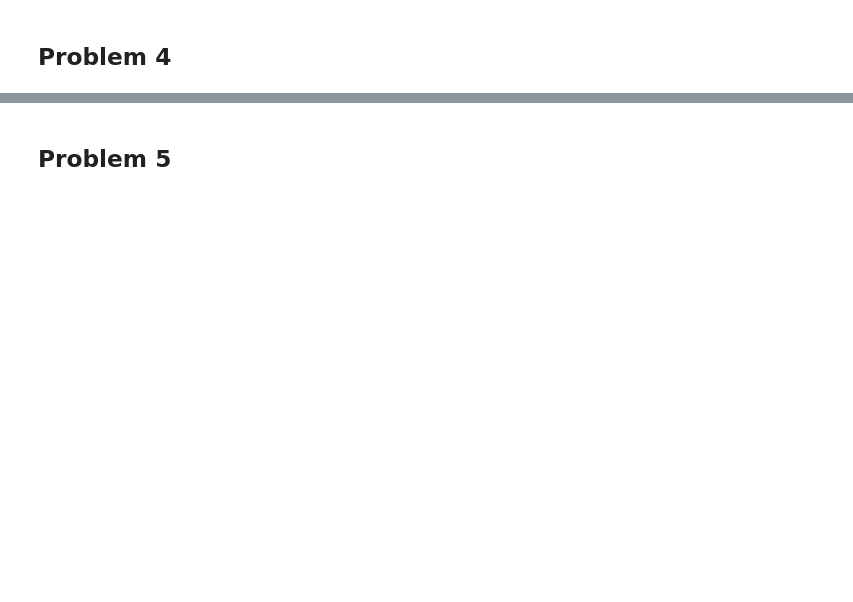
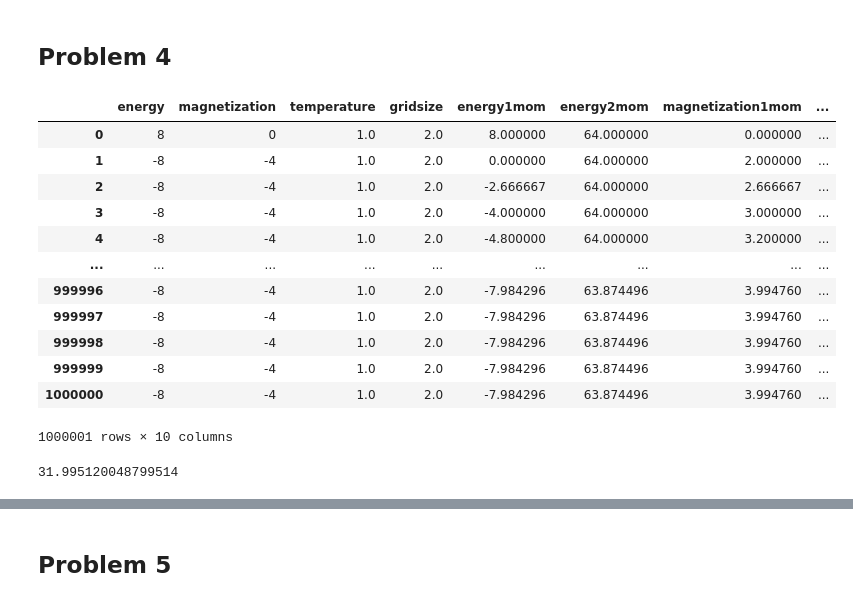
Before and after one commit to augude/fys3150, a Jupyter notebook: Project4/plotting.ipynb, the cells around one changed output, grey strips where cells are left out. Drawn from its saved outputs; the diff is of its cells as text; code cells hidden in the pictures; blank space fills up the shorter version.

```diff
--- a/Project4/plotting.ipynb
+++ b/Project4/plotting.ipynb
@@ -54,5 +37,26 @@ df
 # %% [markdown]
 ## Problem 4
+# %%
+df = csvToDf('validation2x2.csv')
+df
+# %% [output]
+|  | energy | magnetization | temperature | gridsize | energy1mom | energy2mom | magnetization1mom | ... |
+| 0 | 8 | 0 | 1.0 | 2.0 | 8.000000 | 64.000000 | 0.000000 | ... |
+| 1 | -8 | -4 | 1.0 | 2.0 | 0.000000 | 64.000000 | 2.000000 | ... |
+| 2 | -8 | -4 | 1.0 | 2.0 | -2.666667 | 64.000000 | 2.666667 | ... |
+| 3 | -8 | -4 | 1.0 | 2.0 | -4.000000 | 64.000000 | 3.000000 | ... |
+| 4 | -8 | -4 | 1.0 | 2.0 | -4.800000 | 64.000000 | 3.200000 | ... |
+| ... | ... | ... | ... | ... | ... | ... | ... | ... |
+| 999996 | -8 | -4 | 1.0 | 2.0 | -7.984296 | 63.874496 | 3.994760 | ... |
+| 999997 | -8 | -4 | 1.0 | 2.0 | -7.984296 | 63.874496 | 3.994760 | ... |
+| 999998 | -8 | -4 | 1.0 | 2.0 | -7.984296 | 63.874496 | 3.994760 | ... |
+| 999999 | -8 | -4 | 1.0 | 2.0 | -7.984296 | 63.874496 | 3.994760 | ... |
+| 1000000 | -8 | -4 | 1.0 | 2.0 | -7.984296 | 63.874496 | 3.994760 | ... |
+1000001 rows × 10 columns
+# %%
+np.mean(abs(df.magnetization**2))
+# %% [output]
+31.995120048799514
 # %%
 validation2x2 = csvToDf('validation2x2.csv')
 T = np.mean(validation2x2.temperature)
```
Also changed, not shown: parts of 11 cells of this notebook, 5 other files.
